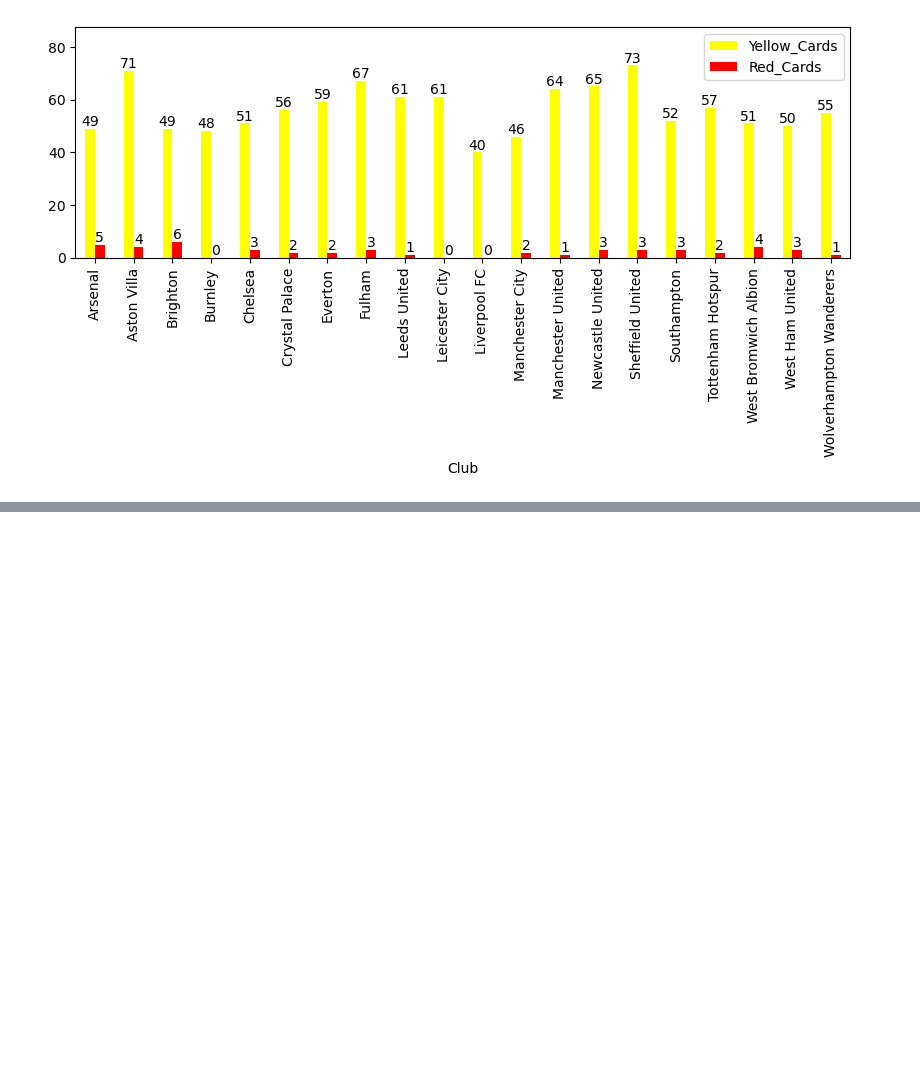
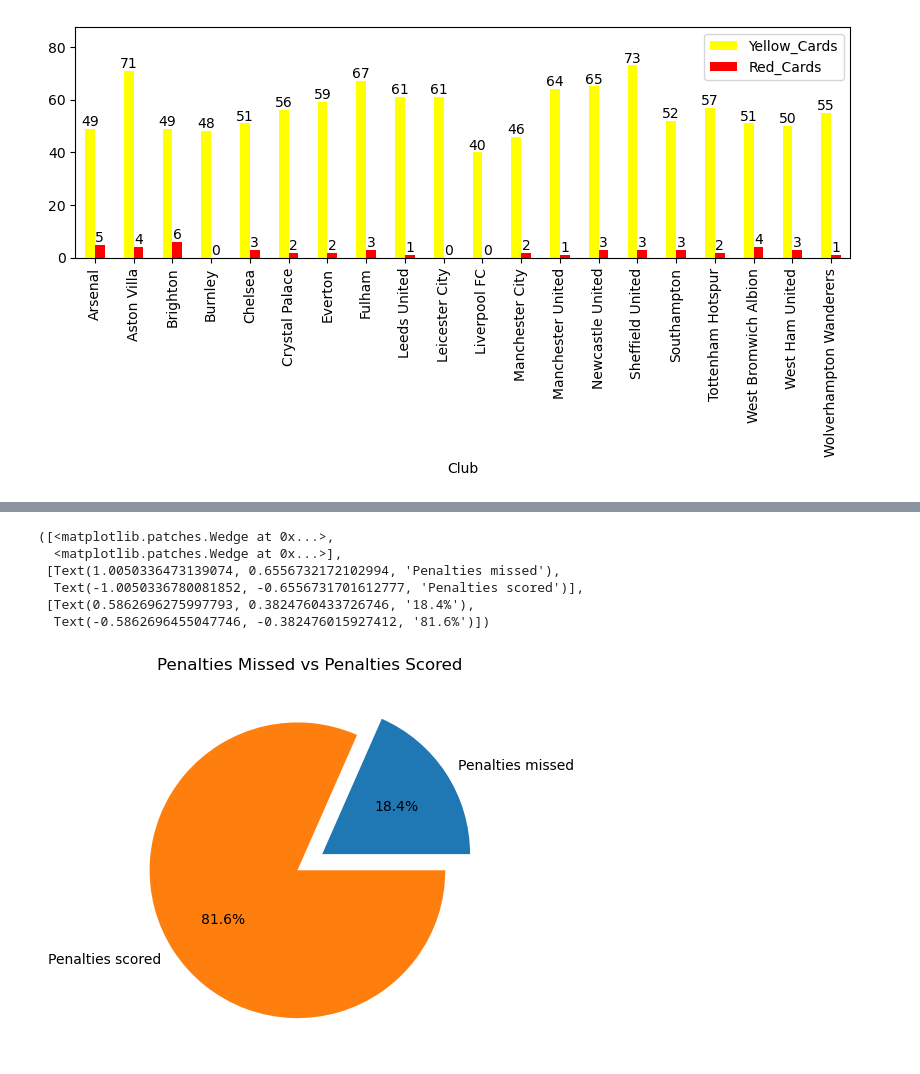
Before and after one commit to zafchiel/datas-notebooks, a Jupyter notebook: premier-league/analysis.ipynb, the cells around one changed output, grey strips where cells are left out. Saved outputs shown, nothing was run; the diff lists cells and outputs as text; code cells hidden in the pictures; blank space fills up the shorter version.

Commit message:
penalties

```diff
--- a/premier-league/analysis.ipynb
+++ b/premier-league/analysis.ipynb
@@ -294,0 +316,17 @@ for container in chart.containers:
+# %%
+penalty_not_scored = df['Penalty_Attempted'].sum() - df['Penalty_Goals'].sum()
+
+data = [penalty_not_scored, df['Penalty_Goals'].sum()]
+labels = ['Penalties missed', 'Penalties scored']
+
+plt.title('Penalties Missed vs Penalties Scored')
+
+plt.pie(data, labels=labels, autopct='%.1f%%', explode=[0.1, 0.1])
+# %% [output]
+([<matplotlib.patches.Wedge at 0x...>,
+  <matplotlib.patches.Wedge at 0x...>],
+ [Text(1.0050336473139074, 0.6556732172102994, 'Penalties missed'),
+  Text(-1.0050336780081852, -0.6556731701612777, 'Penalties scored')],
+ [Text(0.5862696275997793, 0.3824760433726746, '18.4%'),
+  Text(-0.5862696455047746, -0.382476015927412, '81.6%')])
+[figure, added]
```
Also changed, not shown: parts of 2 cells of this notebook.
